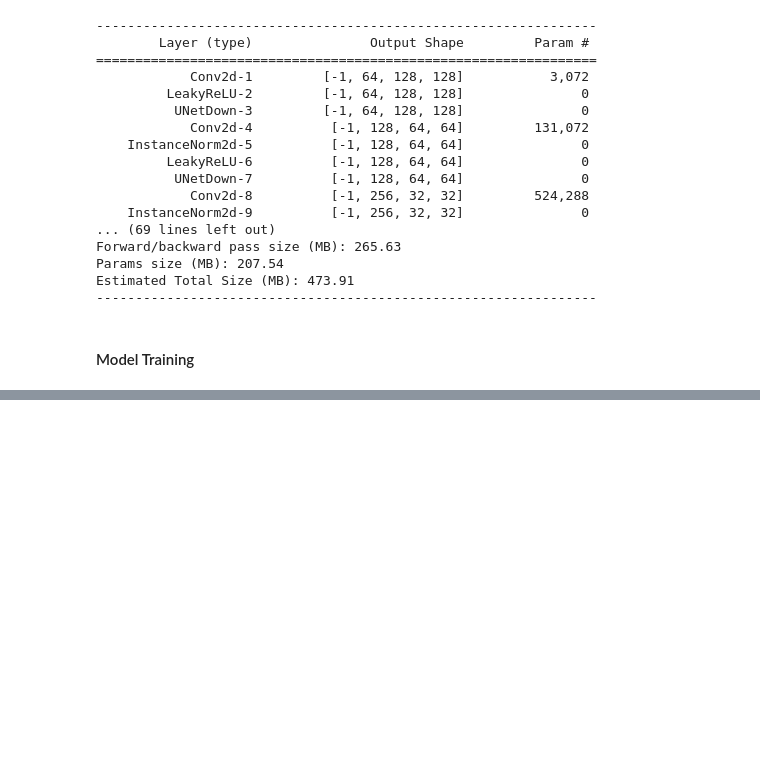
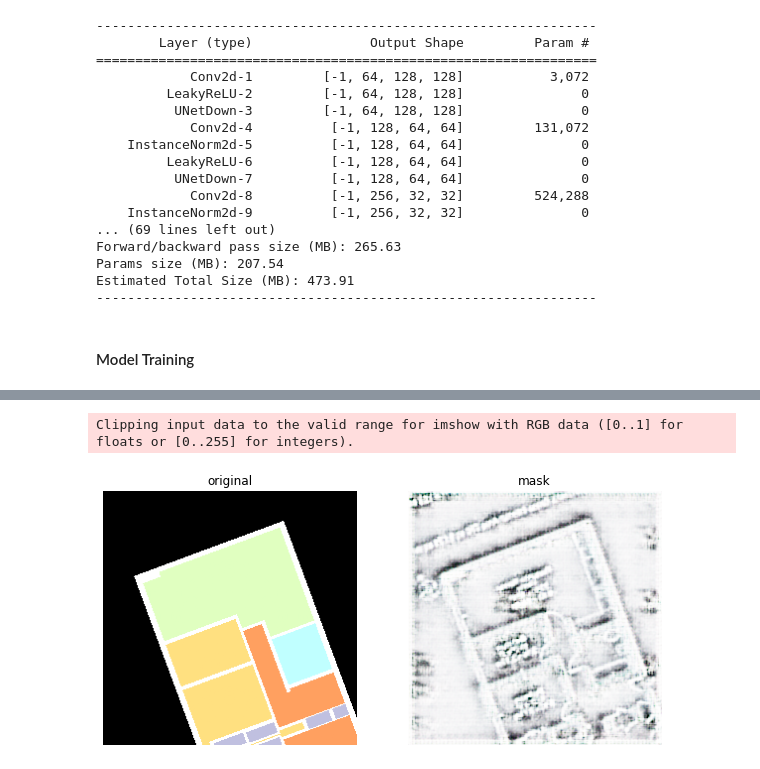
Before and after one commit to chnghia/pytorch-lightning-gan, a Jupyter notebook: 007_pix2pix.ipynb, the cells around one changed output, grey strips where cells are left out. Cells and saved outputs as stored; diff of their text form; code cells hidden in the pictures; blank space fills up the shorter version.

```diff
--- a/007_pix2pix.ipynb
+++ b/007_pix2pix.ipynb
@@ -170,0 +183,7 @@ CUDA_VISIBLE_DEVICES: [0]
+# %%
+inp = torch.from_numpy(item['A']).unsqueeze(0)
+inp = inp.to(device)
+# %%
+generated = model(inp)
+# %%
+aa = generated.squeeze().cpu().numpy()
@@ -170,0 +199,5 @@ CUDA_VISIBLE_DEVICES: [0]
+# %%
+draw(item['B'].transpose((1, 2, 0)), aa.transpose((1, 2, 0)))
+# %% [output]
+Clipping input data to the valid range for imshow with RGB data ([0..1] for floats or [0..255] for integers).
+[figure, added]
```
Also changed, not shown: parts of 8 cells of this notebook.
